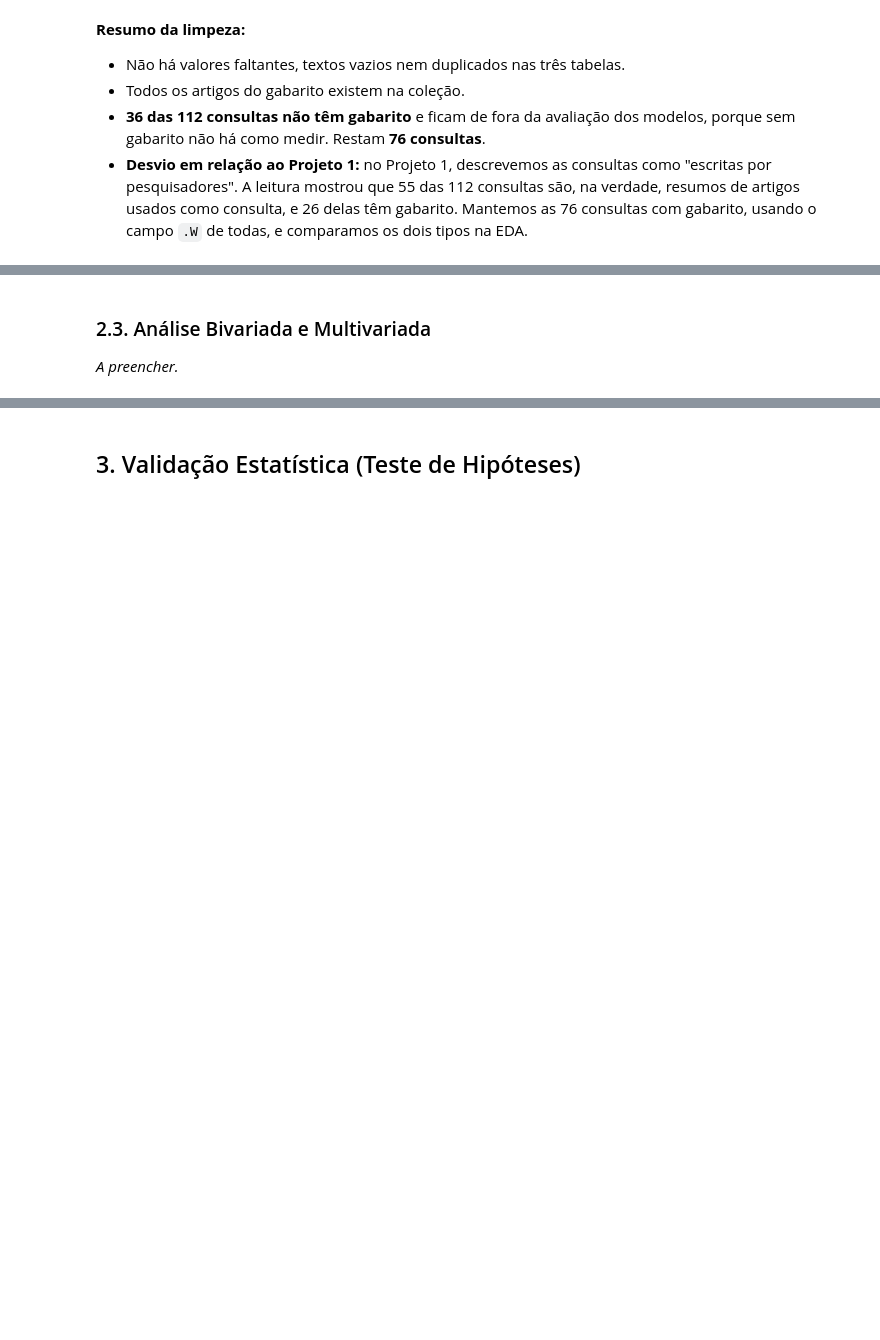
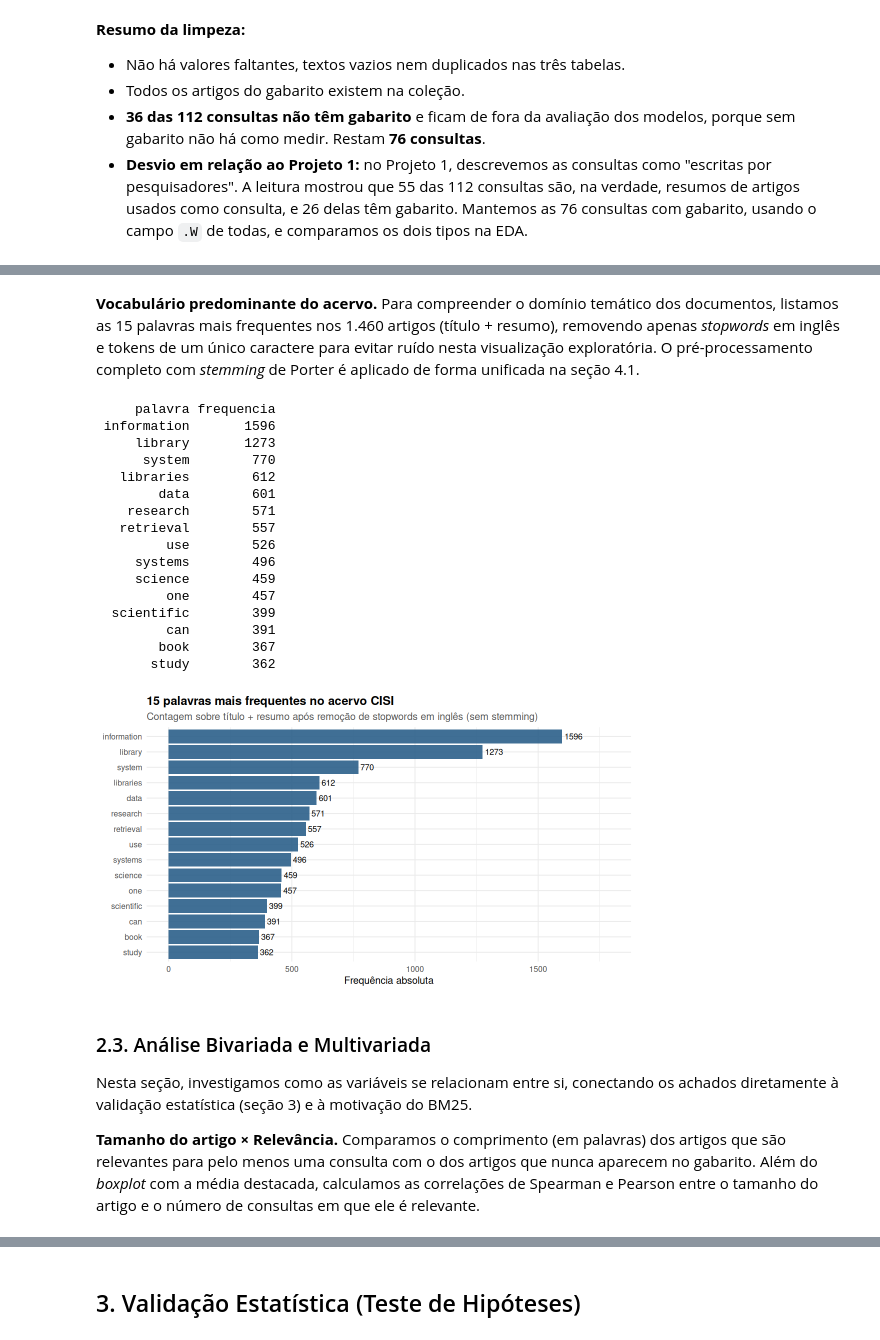
Before and after one commit to philipsantiagoo/acervo-rank, a Jupyter notebook: notebooks/analise.ipynb, the cells around one changed output, grey strips where cells are left out. Saved outputs shown, nothing was run; the diff lists cells and outputs as text; code cells hidden in the pictures; blank space fills up the shorter version.

Commit message:
Integra configuração e análise exploratória no analise.ipynb

```diff
--- a/notebooks/analise.ipynb
+++ b/notebooks/analise.ipynb
@@ -221,4 +543,53 @@ table(tipo = consultas$tipo, tem_gabarito = consultas$tem_gabarito)
+# %% [markdown]
+**Vocabulário predominante do acervo.** Para compreender o domínio temático dos documentos, listamos as 15 palavras mais frequentes nos 1.460 artigos (título + resumo), removendo apenas *stopwords* em inglês e tokens de um único caractere para evitar ruído nesta visualização exploratória. O pré-processamento completo com *stemming* de Porter é aplicado de forma unificada na seção 4.1.
+# %%
+# Extrai tokens dos artigos e remove stopwords em inglês apenas para esta visualização da EDA
+sw_en <- stopwords::stopwords("en")
+tokens_artigos <- unlist(lapply(artigos$texto, extrair_palavras), use.names = FALSE)
+tokens_limpos  <- tokens_artigos[!(tokens_artigos %in% sw_en) & nchar(tokens_artigos) > 1L]
+
+top_palavras <- as.data.frame(
+  sort(table(tokens_limpos), decreasing = TRUE)[1:15],
+  stringsAsFactors = FALSE
+)
+colnames(top_palavras) <- c("palavra", "frequencia")
+
+print(top_palavras, row.names = FALSE)
+
+# Gráfico 4: 15 palavras mais frequentes no acervo
+g_top_palavras <- ggplot(top_palavras, aes(x = reorder(palavra, frequencia), y = frequencia)) +
+  geom_col(fill = CORES_PROJETO[["principal"]], alpha = 0.9) +
+  geom_text(aes(label = frequencia), hjust = -0.15, size = 3.5) +
+  coord_flip() +
+  expand_limits(y = max(top_palavras$frequencia) * 1.12) +
+  labs(
+    title = "15 palavras mais frequentes no acervo CISI",
+    subtitle = "Contagem sobre título + resumo após remoção de stopwords em inglês (sem stemming)",
+    x = NULL,
+    y = "Frequência absoluta"
+  )
+print(g_top_palavras)
+# %% [output]
+     palavra frequencia
+ information       1596
+     library       1273
+      system        770
+   libraries        612
+        data        601
+    research        571
+   retrieval        557
+         use        526
+     systems        496
+     science        459
+         one        457
+  scientific        399
+         can        391
+        book        367
+       study        362
+[figure, added]
 # %% [markdown]
 ### 2.3. Análise Bivariada e Multivariada
 
-*A preencher.*
+Nesta seção, investigamos como as variáveis se relacionam entre si, conectando os achados diretamente à validação estatística (seção 3) e à motivação do BM25.
+
+**Tamanho do artigo × Relevância.** Comparamos o comprimento (em palavras) dos artigos que são relevantes para pelo menos uma consulta com o dos artigos que nunca aparecem no gabarito. Além do *boxplot* com a média destacada, calculamos as correlações de Spearman e Pearson entre o tamanho do artigo e o número de consultas em que ele é relevante.
```
Also changed, not shown: parts of 20 cells of this notebook.
